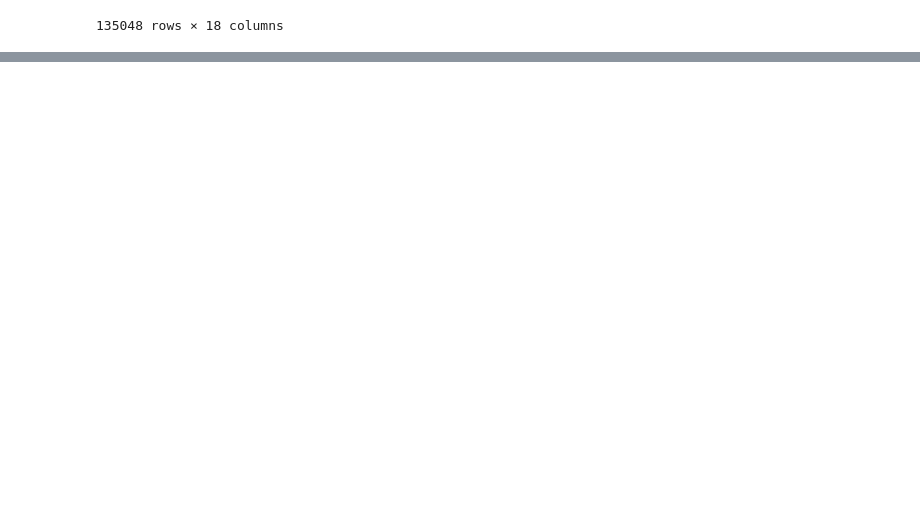
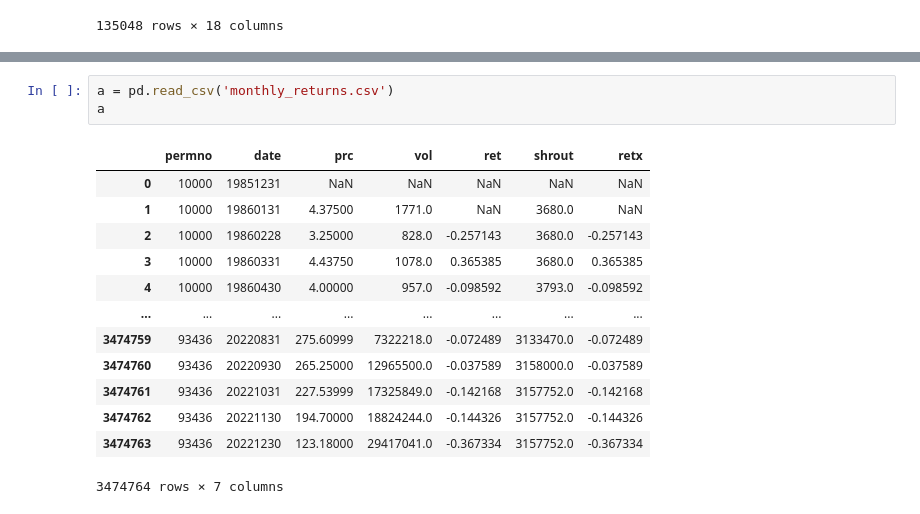
Before and after one commit to glyh0515/fin372.4_project, a Jupyter notebook: notebook.ipynb, the cells around one changed output, grey strips where cells are left out. Cells and saved outputs as stored; diff of their text form; blank space fills up the shorter version.

```diff
--- a/notebook.ipynb
+++ b/notebook.ipynb
@@ -46,0 +79,17 @@ df
+# %%
+a = pd.read_csv('monthly_returns.csv')
+a
+# %% [output]
+|  | permno | date | prc | vol | ret | shrout | retx |
+| 0 | 10000 | 19851231 | NaN | NaN | NaN | NaN | NaN |
+| 1 | 10000 | 19860131 | 4.37500 | 1771.0 | NaN | 3680.0 | NaN |
+| 2 | 10000 | 19860228 | 3.25000 | 828.0 | -0.257143 | 3680.0 | -0.257143 |
+| 3 | 10000 | 19860331 | 4.43750 | 1078.0 | 0.365385 | 3680.0 | 0.365385 |
+| 4 | 10000 | 19860430 | 4.00000 | 957.0 | -0.098592 | 3793.0 | -0.098592 |
+| ... | ... | ... | ... | ... | ... | ... | ... |
+| 3474759 | 93436 | 20220831 | 275.60999 | 7322218.0 | -0.072489 | 3133470.0 | -0.072489 |
+| 3474760 | 93436 | 20220930 | 265.25000 | 12965500.0 | -0.037589 | 3158000.0 | -0.037589 |
+| 3474761 | 93436 | 20221031 | 227.53999 | 17325849.0 | -0.142168 | 3157752.0 | -0.142168 |
+| 3474762 | 93436 | 20221130 | 194.70000 | 18824244.0 | -0.144326 | 3157752.0 | -0.144326 |
+| 3474763 | 93436 | 20221230 | 123.18000 | 29417041.0 | -0.367334 | 3157752.0 | -0.367334 |
+3474764 rows × 7 columns
```
Also changed, not shown: parts of 9 cells of this notebook, 6 other files.
